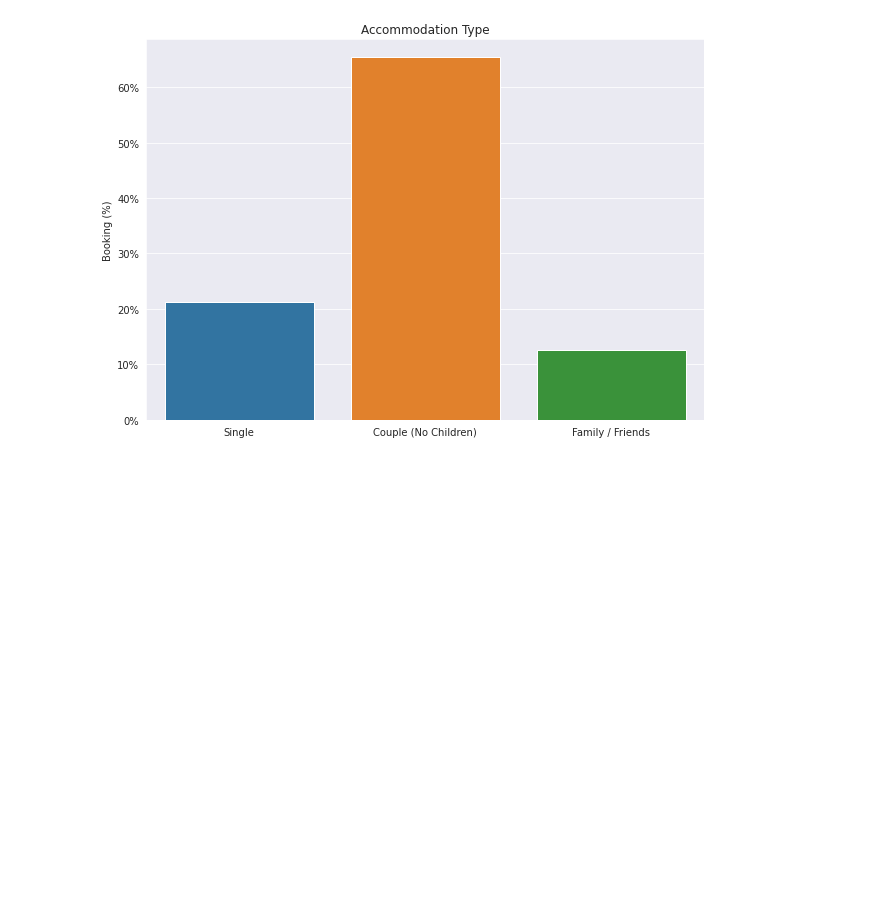
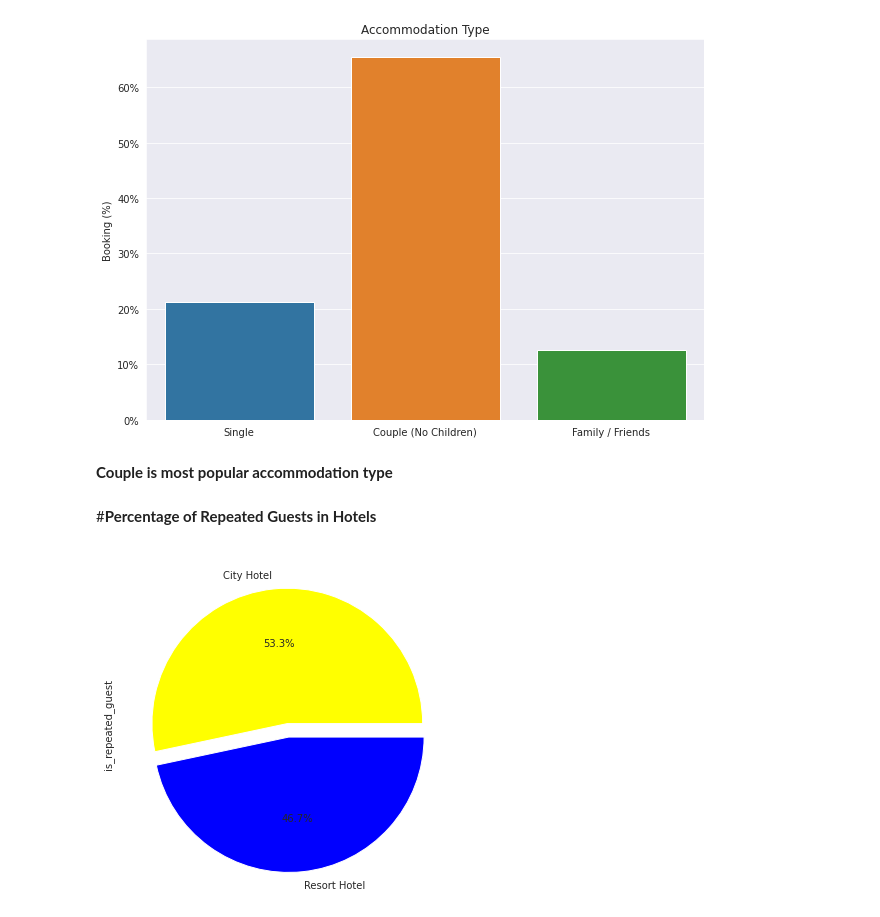
Before and after one commit to pallavibhardwaj/hotel-booking-analysis, a Jupyter notebook: Pallavi_Bhardwaj_Hotel_Booking_Analysis_Capstone_Project.ipynb, the cells around one changed output. Saved outputs shown, nothing was run; the diff lists cells and outputs as text; code cells hidden in the pictures; blank space fills up the shorter version.

Commit message:
seventh commit Hotel Booking Analysis

```diff
--- a/Pallavi_Bhardwaj_Hotel_Booking_Analysis_Capstone_Project.ipynb
+++ b/Pallavi_Bhardwaj_Hotel_Booking_Analysis_Capstone_Project.ipynb
@@ -377,3 +371,20 @@ count_percent = [x/hotel_not_canceled.shape[0]*100 for x in count]
 plot(names,count_percent,  y_label='Booking (%)', title='Accommodation Type', figsize=(10,7))
 # %% [output]
 [figure]
+# %% [markdown]
+**Couple is most popular accommodation type**
+# %% [markdown]
+#**Percentage of Repeated Guests in Hotels**
+# %%
+#Checking Total Percentage of Repeated Guests in both hotels
+
+df2=hotel_status[hotel_status['is_repeated_guest']==1]
+plt.figure(figsize=(10,5))
+data = df2.groupby("hotel")["is_repeated_guest"].count()
+colors = ['yellow','blue']
+explode=(0,0.1)
+data.plot.pie(autopct="%.1f%%",colors=colors,explode=explode);
+
+plt.tight_layout()
+# %% [output]
+[figure, added]
```
Also changed, not shown: parts of 18 cells of this notebook.
